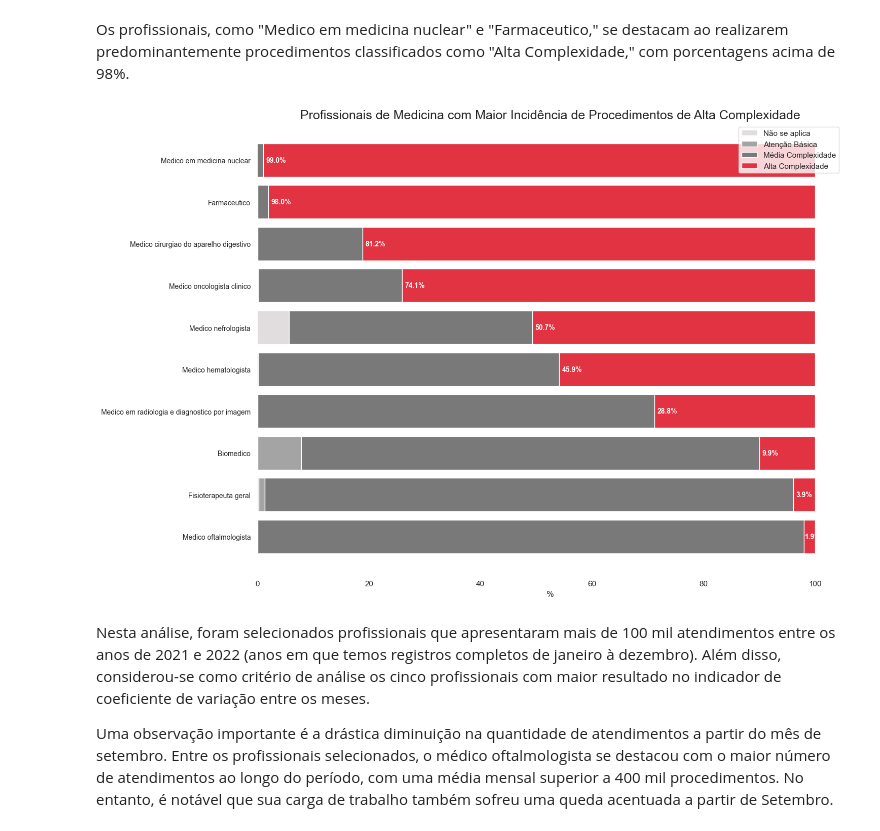
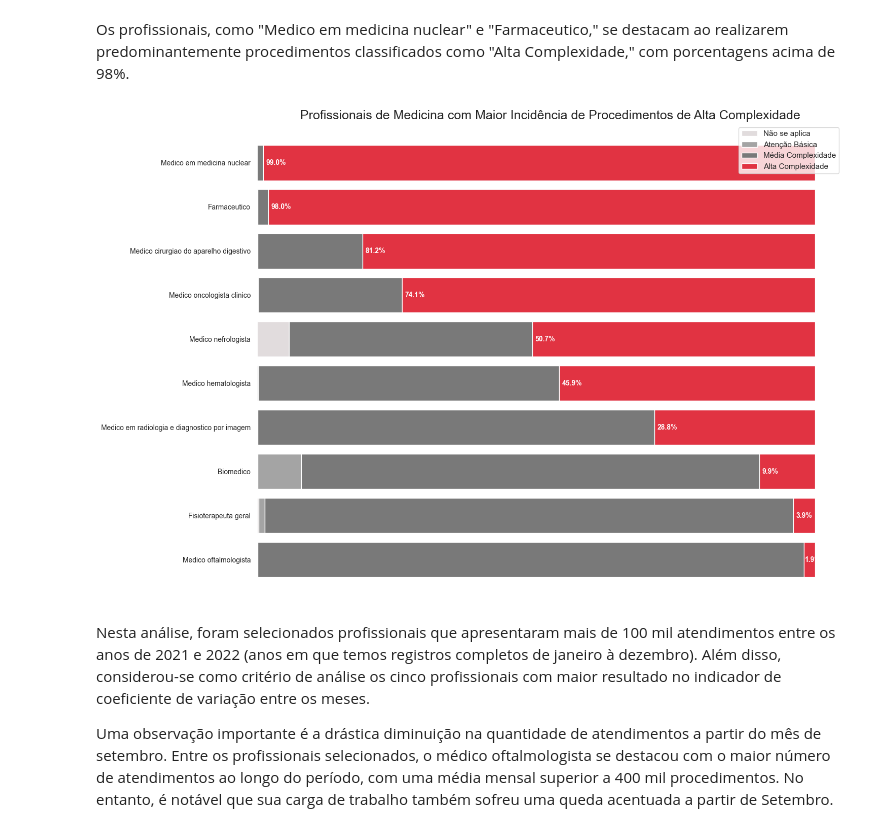
Before and after one commit to Vinicius-Luiz/etl_data_analisys_sia_python, a Jupyter notebook: 004_Data_Analysis.ipynb, the cells around one changed output. Saved outputs shown, nothing was run; the diff lists cells and outputs as text; code cells hidden in the pictures.

```diff
--- a/004_Data_Analysis.ipynb
+++ b/004_Data_Analysis.ipynb
@@ -234,35 +235,37 @@ df_112 = spark.sql(SQL_112).toPandas()
 plt.figure(figsize=(15, 10))
 
 sns.set_style("white", {
     'axes.spines.bottom': False, 'axes.spines.left': False,
     'axes.spines.right': False, 'axes.spines.top': False
 })
 
 bottom = np.zeros(len(df_102))
 for i in range(4):
     plt.barh(df_102["DS_PA_CBOCOD"], df_102[f"PERC_NIVPL_{i}"],
              left=bottom, color=colors[i], label= df_112[df_112['PA_NIVCPL'] == i]['DS_PA_NIVCPL'].values[0] )
     bottom += df_102[f"PERC_NIVPL_{i}"]
 
-plt.xlabel("%")
 plt.title("Profissionais de Medicina com Maior Incidência de Procedimentos de Alta Complexidade", fontsize=18)
+
+plt.xlabel("")
+plt.xticks([])
 plt.yticks(range(len(df_102["DS_PA_CBOCOD"])), df_102["DS_PA_CBOCOD"], fontsize=10)
 plt.legend()
 
 plt.gca().invert_yaxis()
 
 length_df_102 = len(df_102["PERC_NIVPL_3"])
 for i, perc in enumerate(df_102["PERC_NIVPL_3"]):
     if i < length_df_102-1:
         plt.text(100.5 - perc, i, f"{perc:.1f}%", ha='left', va='center', fontsize=10, fontweight="bold", color="white")
     else:
         plt.text(100.1 - perc, i, f"{perc:.1f}%", ha='left', va='center', fontsize=10, fontweight="bold", color="white")
 
 plt.tight_layout()
 
 plt.show()
 # %% [output]
-[figure, old version]
+[figure, new version]
 # %%
 # Obtendo os 5 profissionais com maior coeficiente de variação na quantidade de procedimentos realizados por mês
 num_results = 5
```
Also changed, not shown: parts of 18 cells of this notebook.
